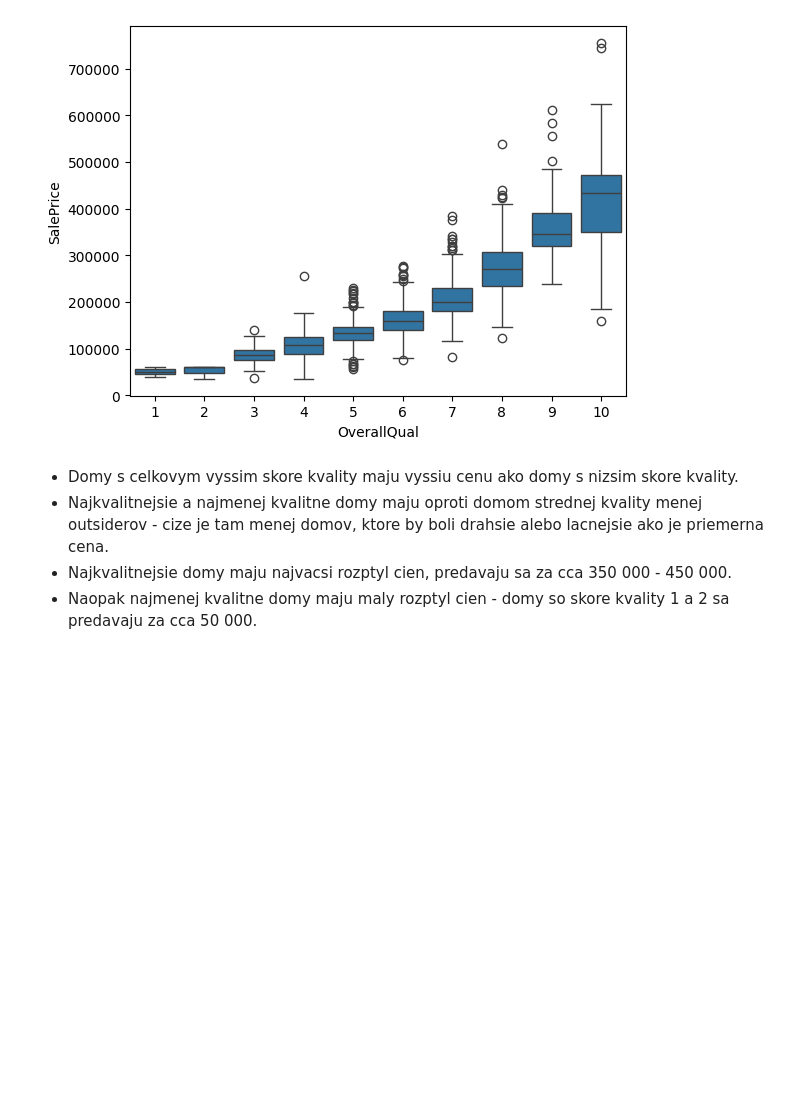
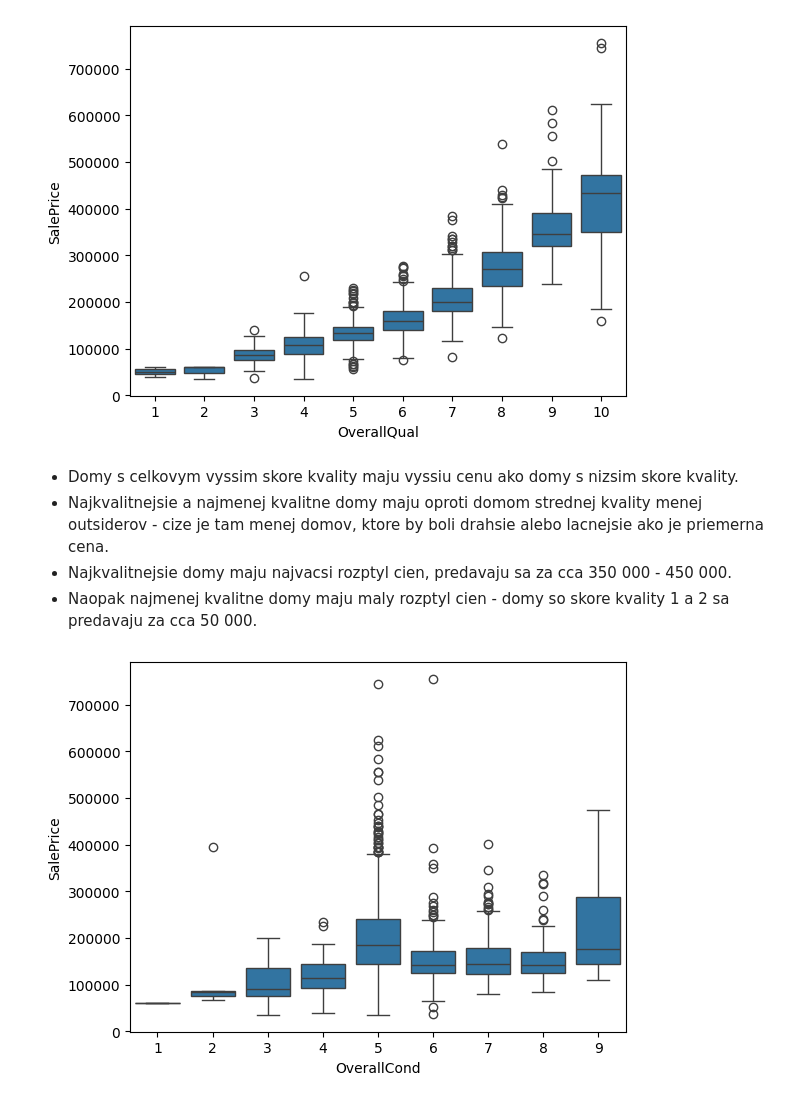
Before and after one commit to BloodyFace555666/ZSU, a Jupyter notebook: fml_02.ipynb, the cells around one changed output. Drawn from its saved outputs; the diff is of its cells as text; code cells hidden in the pictures; blank space fills up the shorter version.

```diff
--- a/fml_02.ipynb
+++ b/fml_02.ipynb
@@ -459,3 +459,8 @@ plt.show()
 - Najkvalitnejsie a najmenej kvalitne domy maju oproti domom strednej kvality menej outsiderov - cize je tam menej domov, ktore by boli drahsie alebo lacnejsie ako je priemerna cena.
 - Najkvalitnejsie domy maju najvacsi rozptyl cien, predavaju sa za cca 350 000 - 450 000.
 - Naopak najmenej kvalitne domy maju maly rozptyl cien - domy so skore kvality 1 a 2 sa predavaju za cca 50 000.
+# %%
+sns.boxplot(data=df, x='OverallCond', y='SalePrice')
+plt.show()
+# %% [output]
+[figure, added]
```
Also changed, not shown: parts of 1 cell of this notebook.
